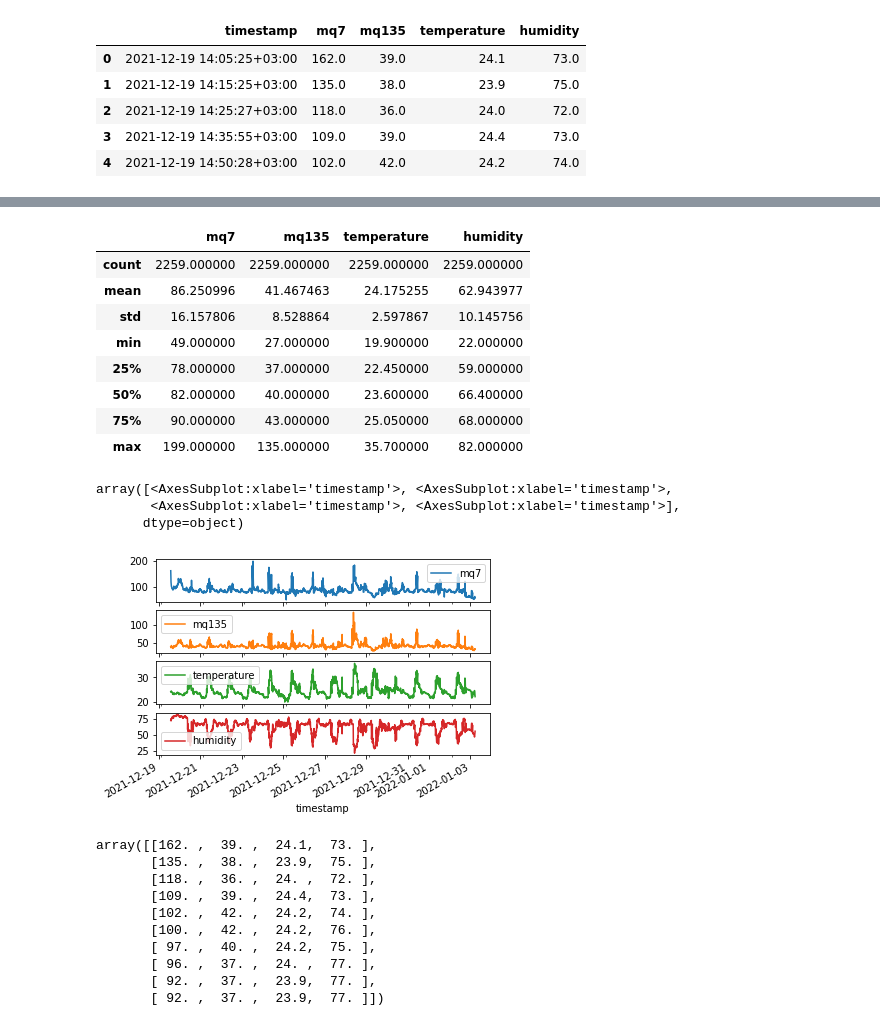
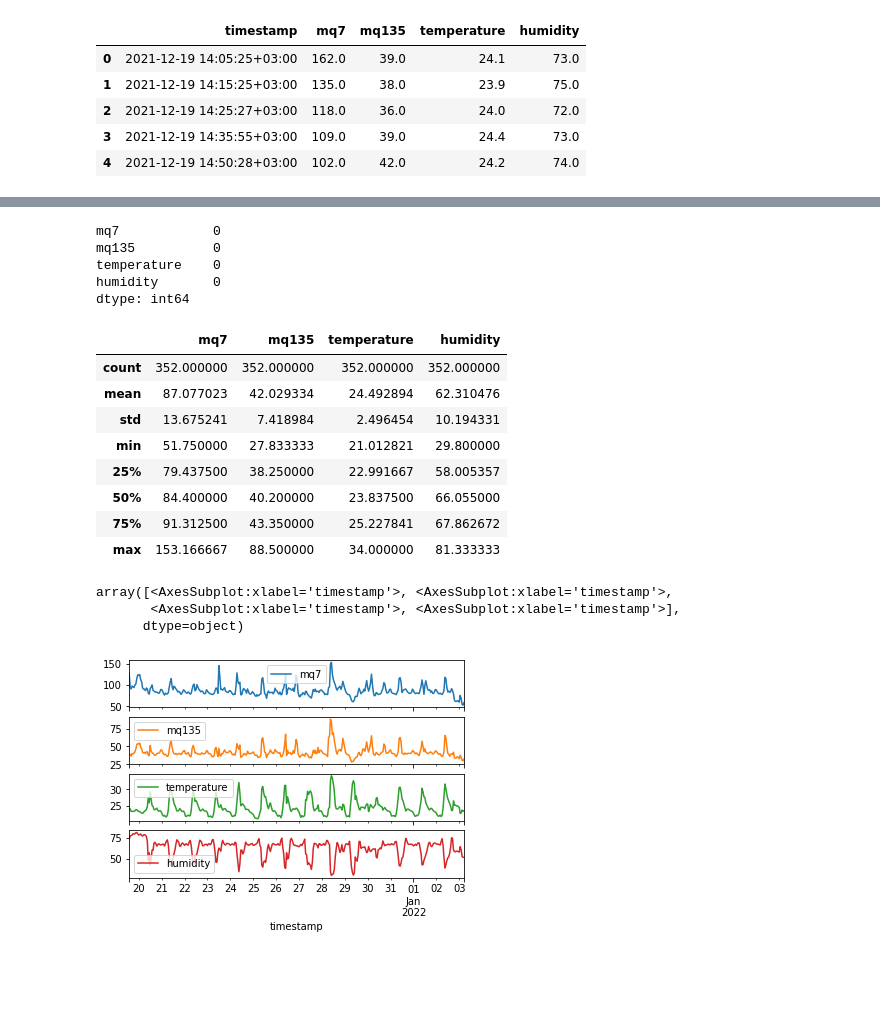
Before and after one commit to sam505/Air_Pollution_Monitoring, a Jupyter notebook: Data_Analysis_Visualization/Model_training.ipynb, the cells around one changed output, grey strips where cells are left out. Saved outputs shown, nothing was run; the diff lists cells and outputs as text; code cells hidden in the pictures; blank space fills up the shorter version.

```diff
--- a/Data_Analysis_Visualization/Model_training.ipynb
+++ b/Data_Analysis_Visualization/Model_training.ipynb
@@ -61,0 +57,5 @@ dtype: int64
+# %%
+# Resapmle dataset hourly using mean
+df = df.set_index("timestamp")
+df = df.resample(rule='H').mean()
+df.head()
@@ -62,21 +70,30 @@ dtype: int64
+# %%
+# Check if there are any missing values in the dataset
+df.isnull().sum()
+# %% [output]
+mq7            0
+mq135          0
+temperature    0
+humidity       0
+dtype: int64
 # %%
 # Statistical summary of the dataset columns
 df.describe()
 # %% [output]
 |  | mq7 | mq135 | temperature | humidity |
-| count | 2259.000000 | 2259.000000 | 2259.000000 | 2259.000000 |
-| mean | 86.250996 | 41.467463 | 24.175255 | 62.943977 |
-| std | 16.157806 | 8.528864 | 2.597867 | 10.145756 |
-| min | 49.000000 | 27.000000 | 19.900000 | 22.000000 |
-| 25% | 78.000000 | 37.000000 | 22.450000 | 59.000000 |
-| 50% | 82.000000 | 40.000000 | 23.600000 | 66.400000 |
-| 75% | 90.000000 | 43.000000 | 25.050000 | 68.000000 |
-| max | 199.000000 | 135.000000 | 35.700000 | 82.000000 |
+| count | 352.000000 | 352.000000 | 352.000000 | 352.000000 |
+| mean | 87.077023 | 42.029334 | 24.492894 | 62.310476 |
+| std | 13.675241 | 7.418984 | 2.496454 | 10.194331 |
+| min | 51.750000 | 27.833333 | 21.012821 | 29.800000 |
+| 25% | 79.437500 | 38.250000 | 22.991667 | 58.005357 |
+| 50% | 84.400000 | 40.200000 | 23.837500 | 66.055000 |
+| 75% | 91.312500 | 43.350000 | 25.227841 | 67.862672 |
+| max | 153.166667 | 88.500000 | 34.000000 | 81.333333 |
 # %%
 # plot the values against time
-df.set_index("timestamp")[["mq7", "mq135", "temperature", "humidity"]].plot(subplots=True)
+df[["mq7", "mq135", "temperature", "humidity"]].plot(subplots=True)
 # %% [output]
 array([<AxesSubplot:xlabel='timestamp'>, <AxesSubplot:xlabel='timestamp'>,
        <AxesSubplot:xlabel='timestamp'>, <AxesSubplot:xlabel='timestamp'>],
       dtype=object)
-[figure, old version]
+[figure, new version]
@@ -86,13 +99,0 @@ y = df[["mq7", "mq135"]].to_numpy()
-# %%
-x[:10]
-# %% [output]
-array([[162. ,  39. ,  24.1,  73. ],
-       [135. ,  38. ,  23.9,  75. ],
-       [118. ,  36. ,  24. ,  72. ],
-       [109. ,  39. ,  24.4,  73. ],
-       [102. ,  42. ,  24.2,  74. ],
-       [100. ,  42. ,  24.2,  76. ],
-       [ 97. ,  40. ,  24.2,  75. ],
-       [ 96. ,  37. ,  24. ,  77. ],
-       [ 92. ,  37. ,  23.9,  77. ],
-       [ 92. ,  37. ,  23.9,  77. ]])
```
Also changed, not shown: parts of 15 cells of this notebook, 3 other files.
